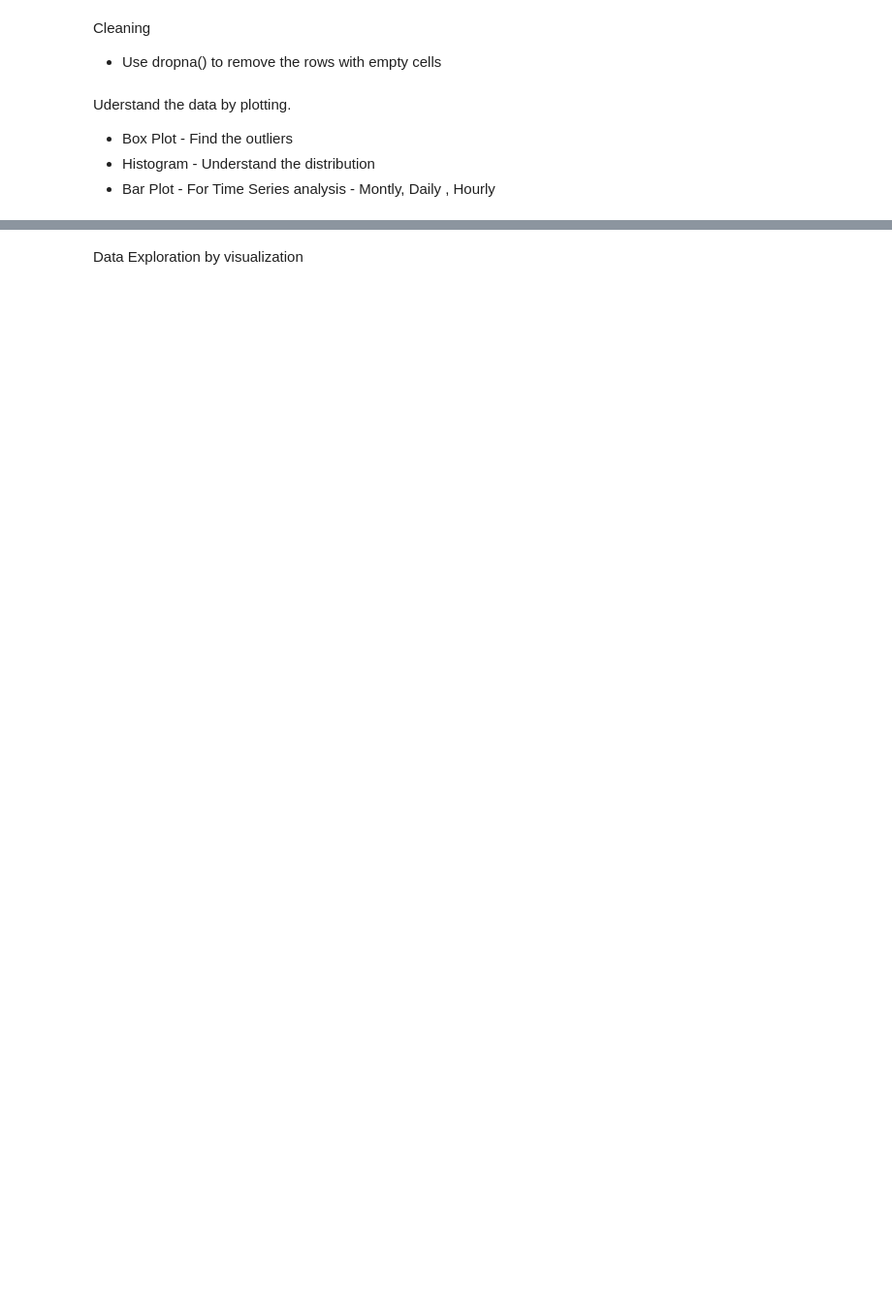
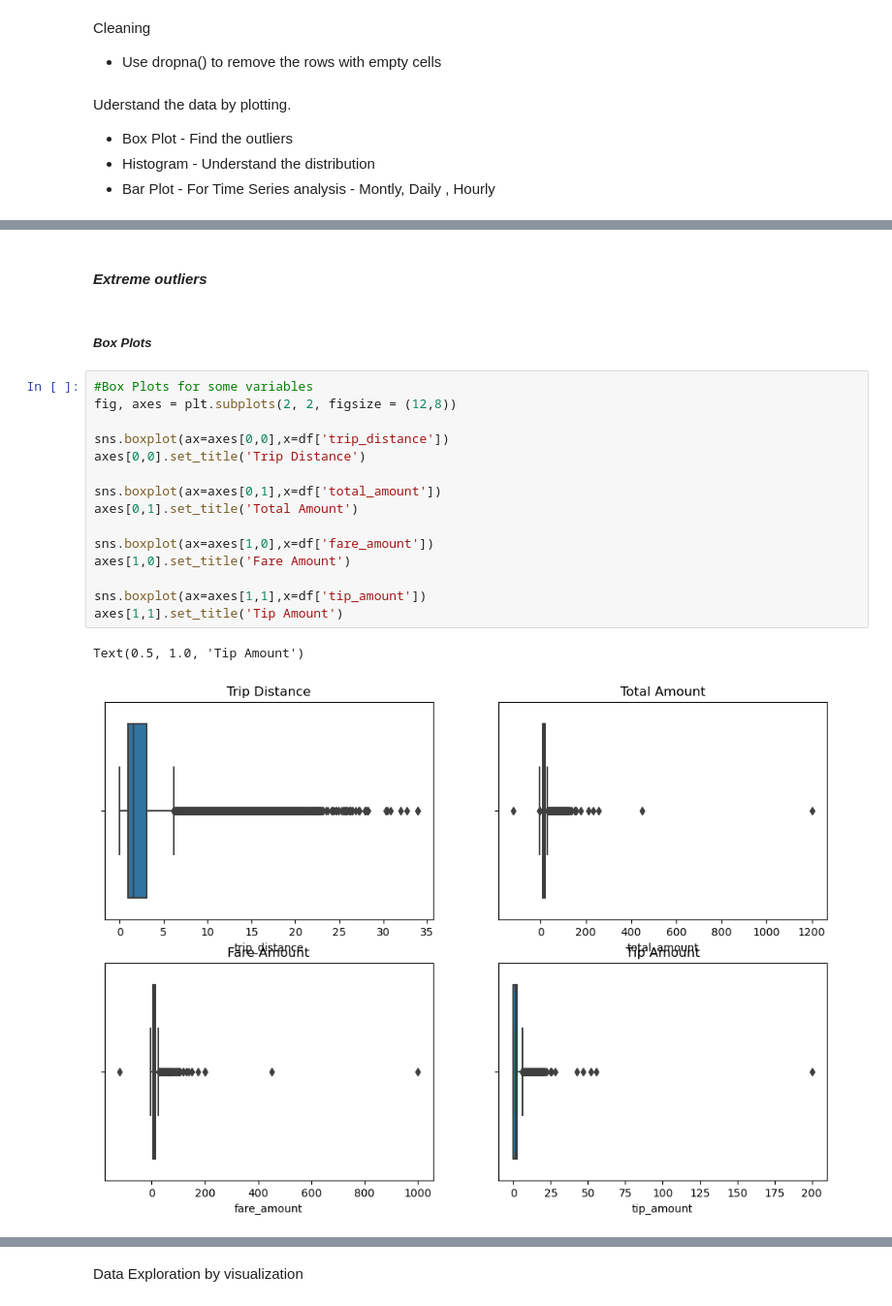
Before and after one commit to GururajPAthani/TLC_Project, a Jupyter notebook: TLC_Project.ipynb, the cells around one changed output, grey strips where cells are left out. Shown at 97% size. Saved outputs shown, nothing was run; the diff lists cells and outputs as text; blank space fills up the shorter version.

```diff
--- a/TLC_Project.ipynb
+++ b/TLC_Project.ipynb
@@ -165,0 +266,22 @@ print(df.dropna().shape)
+# %% [markdown]
+#### ***Extreme outliers***
+# %% [markdown]
+##### ***Box Plots***
+# %%
+#Box Plots for some variables
+fig, axes = plt.subplots(2, 2, figsize = (12,8))
+
+sns.boxplot(ax=axes[0,0],x=df['trip_distance'])
+axes[0,0].set_title('Trip Distance')
+
+sns.boxplot(ax=axes[0,1],x=df['total_amount'])
+axes[0,1].set_title('Total Amount')
+
+sns.boxplot(ax=axes[1,0],x=df['fare_amount'])
+axes[1,0].set_title('Fare Amount')
+
+sns.boxplot(ax=axes[1,1],x=df['tip_amount'])
+axes[1,1].set_title('Tip Amount')
+# %% [output]
+Text(0.5, 1.0, 'Tip Amount')
+[figure, added]
```
Also changed, not shown: parts of 124 cells of this notebook.
